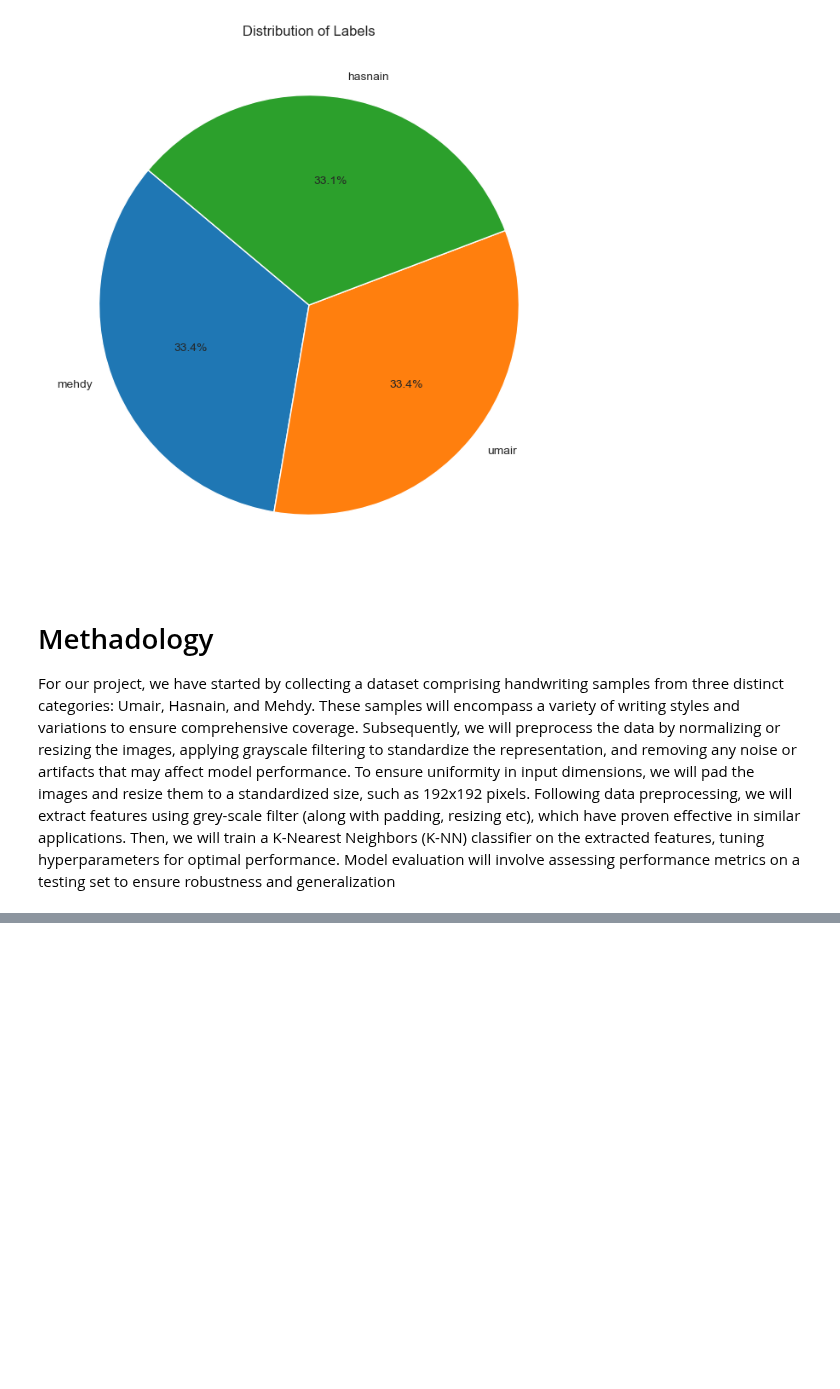
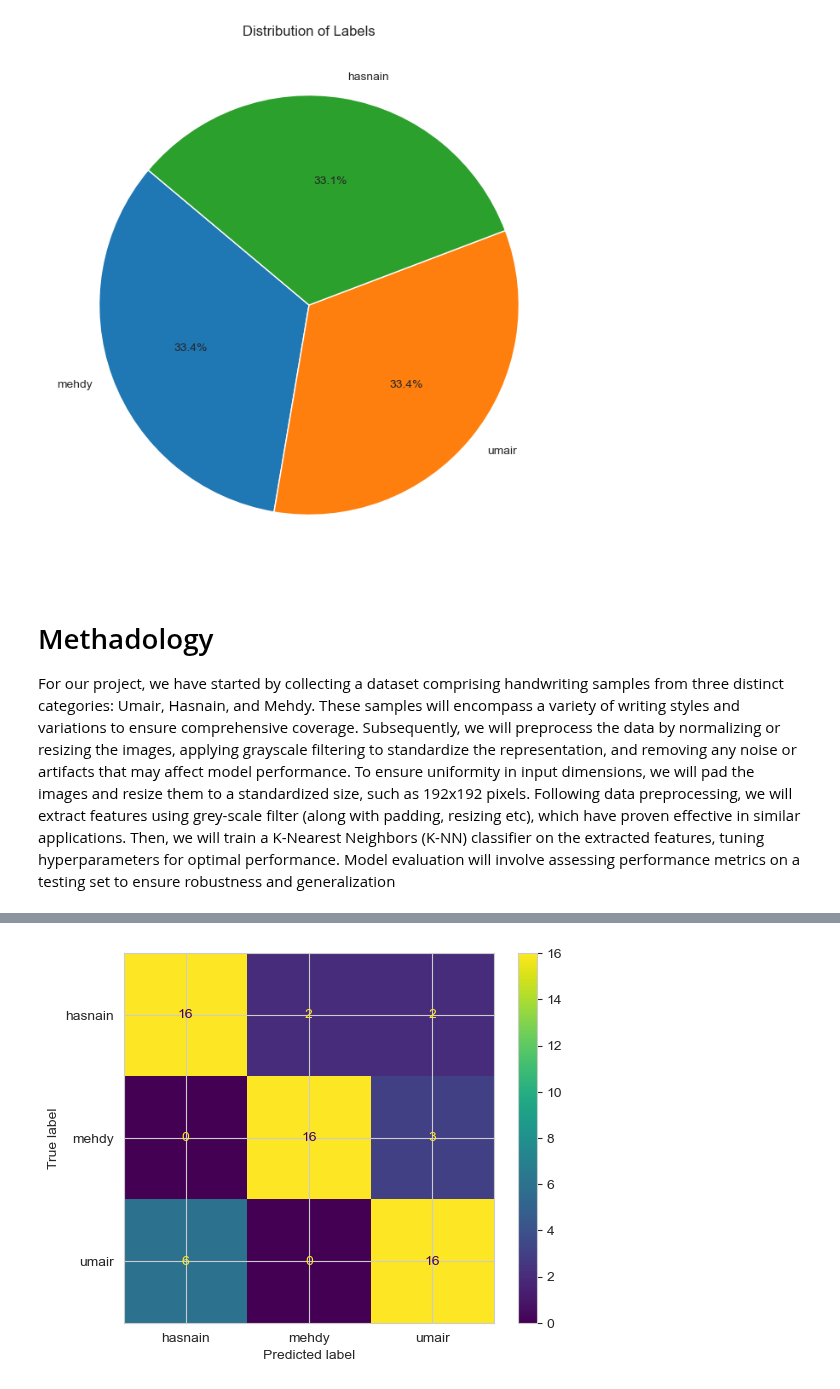
Before and after one commit to Mehdy922/HWCS, a Jupyter notebook: HWCS.ipynb, the cells around one changed output, grey strips where cells are left out. Saved outputs shown, nothing was run; the diff lists cells and outputs as text; code cells hidden in the pictures; blank space fills up the shorter version.

```diff
--- a/HWCS.ipynb
+++ b/HWCS.ipynb
@@ -60,7 +57,7 @@ for file_name in os.listdir(orignal_images_path):
         grayscale_image = image.convert('L')
 
         # Construct the output file path in the grayscale_images folder
-        output_file_path = os.path.join(grayscale_images_path, file_name)
+        output_file_path = os.path.join(dataset_path, file_name)
 
         # Save the grayscale image in the grayscale_images folder
         grayscale_image.save(output_file_path)
@@ -108,10 +105,10 @@ def pad_image(file_path, output_path, target_size=(550, 720)):
         return padded_image
 
 # Loop through each grayscale image file in the folder
-for file_name in os.listdir(grayscale_images_path):
+for file_name in os.listdir(dataset_path):
     # Construct the file path
-    file_path = os.path.join(grayscale_images_path, file_name)
+    file_path = os.path.join(dataset_path, file_name)
 
     # Pad the grayscale image
-    pad_image(file_path, padded_images_path)
+    pad_image(file_path, dataset_path)
 # %% [output]
@@ -161,9 +158,9 @@ def extract_center_block(file_path, output_path, block_size=192):
         return center_block
 
 # Loop through each padded image file in the folder
-for file_name in os.listdir(padded_images_path):
+for file_name in os.listdir(dataset_path):
     # Construct the file path
-    file_path = os.path.join(padded_images_path, file_name)
+    file_path = os.path.join(dataset_path, file_name)
 
     # Extract 192x192 blocks from the center of the padded image
     extract_center_block(file_path, dataset_path)
@@ -398,0 +396,68 @@ with Image.open(check_image) as image:
+# %%
+import os
+import numpy as np
+from PIL import Image
+from skimage.feature import graycomatrix, graycoprops
+import pandas as pd
+from sklearn.model_selection import train_test_split, GridSearchCV
+from sklearn.neighbors import KNeighborsClassifier
+from sklearn.metrics import classification_report, confusion_matrix, ConfusionMatrixDisplay
+from sklearn.preprocessing import StandardScaler
+import matplotlib.pyplot as plt
+
+def extract_glcm_features(image_path):
+    with Image.open(image_path) as image:
+        grayscale_image = image.convert('L')
+        grayscale_image_np = np.array(grayscale_image)
+        glcm = graycomatrix(grayscale_image_np, [1], [0], 256, symmetric=True, normed=True)
+        contrast = graycoprops(glcm, 'contrast')[0, 0]
+        dissimilarity = graycoprops(glcm, 'dissimilarity')[0, 0]
+        homogeneity = graycoprops(glcm, 'homogeneity')[0, 0]
+        energy = graycoprops(glcm, 'energy')[0, 0]
+        correlation = graycoprops(glcm, 'correlation')[0, 0]
+        return [contrast, dissimilarity, homogeneity, energy, correlation]
+
+
+features = []
+labels = []
+for file_name in os.listdir(dataset_path):
+    file_path = os.path.join(dataset_path, file_name)
+    label = file_name.split('_')[0]
+    features.append(extract_glcm_features(file_path))
+    labels.append(label)
+
+df = pd.DataFrame(features, columns=['contrast', 'dissimilarity', 'homogeneity', 'energy', 'correlation'])
+df['label'] = labels
+df.to_excel('features.xlsx', index=False)
+
+
+df = pd.read_excel('features.xlsx')
+X = df.drop('label', axis=1)
+y = df['label']
+
+X_train, X_test, y_train, y_test = train_test_split(X, y, test_size=0.2, random_state=42)
+
+scaler = StandardScaler()
+X_train_scaled = scaler.fit_transform(X_train)
+X_test_scaled = scaler.transform(X_test)
+
+knn = KNeighborsClassifier()
+param_grid = {
+    'n_neighbors': [1, 3, 5, 7, 9, 11],  # Define the range of `n_neighbors` to test
+    'weights': ['uniform', 'distance'],  # Consider different weighting strategies
+    'metric': ['euclidean', 'manhattan']  # Try different distance metrics
+}
+grid_search = GridSearchCV(knn, param_grid, cv=5)
+grid_search.fit(X_train_scaled, y_train)
+
+print(f"Best Parameters: {grid_search.best_params_}")
+
+y_pred = grid_search.predict(X_test_scaled)
+
+print(classification_report(y_test, y_pred))
+
+cm = confusion_matrix(y_test, y_pred)
+disp = ConfusionMatrixDisplay(confusion_matrix=cm, display_labels=grid_search.classes_)
+disp.plot()
+plt.show()
+# %% [output]
@@ -398,0 +474 @@ with Image.open(check_image) as image:
+[figure, added]
```
Also changed, not shown: parts of 10 cells of this notebook, 3 other files.
